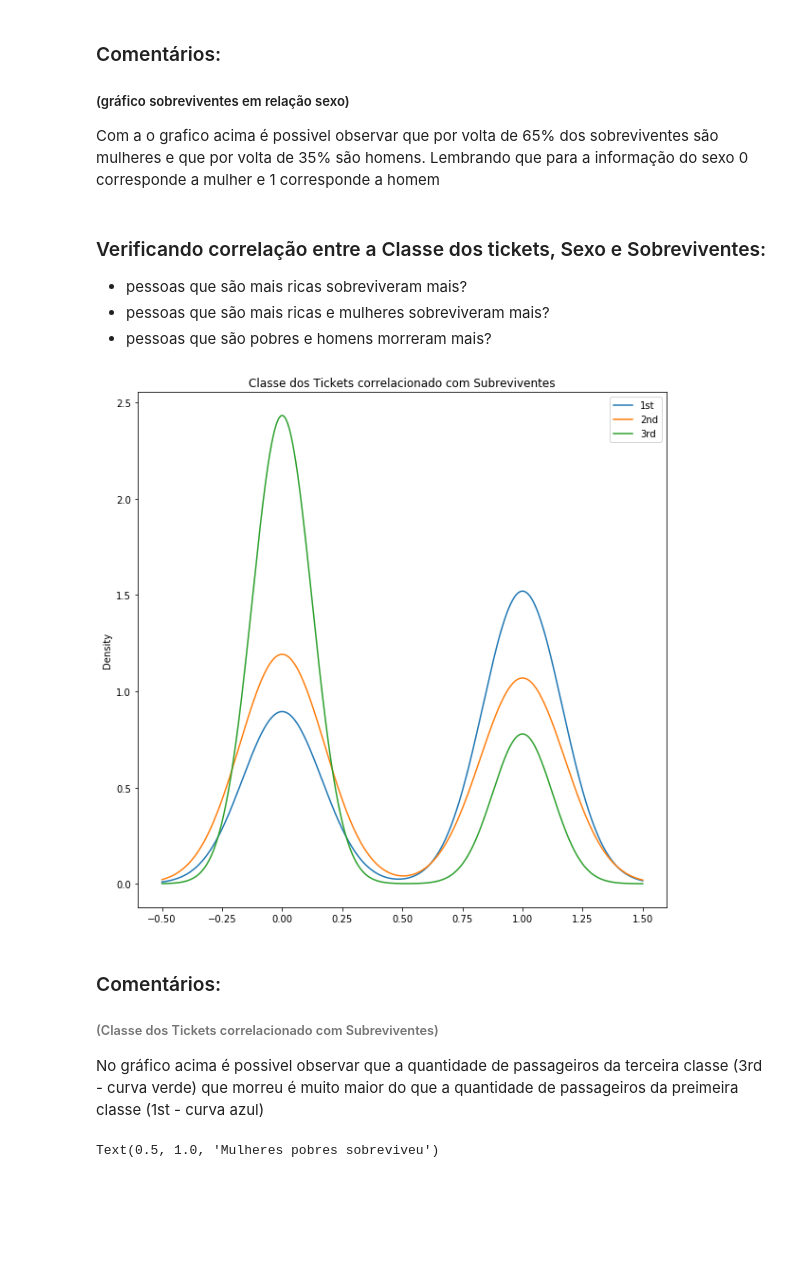
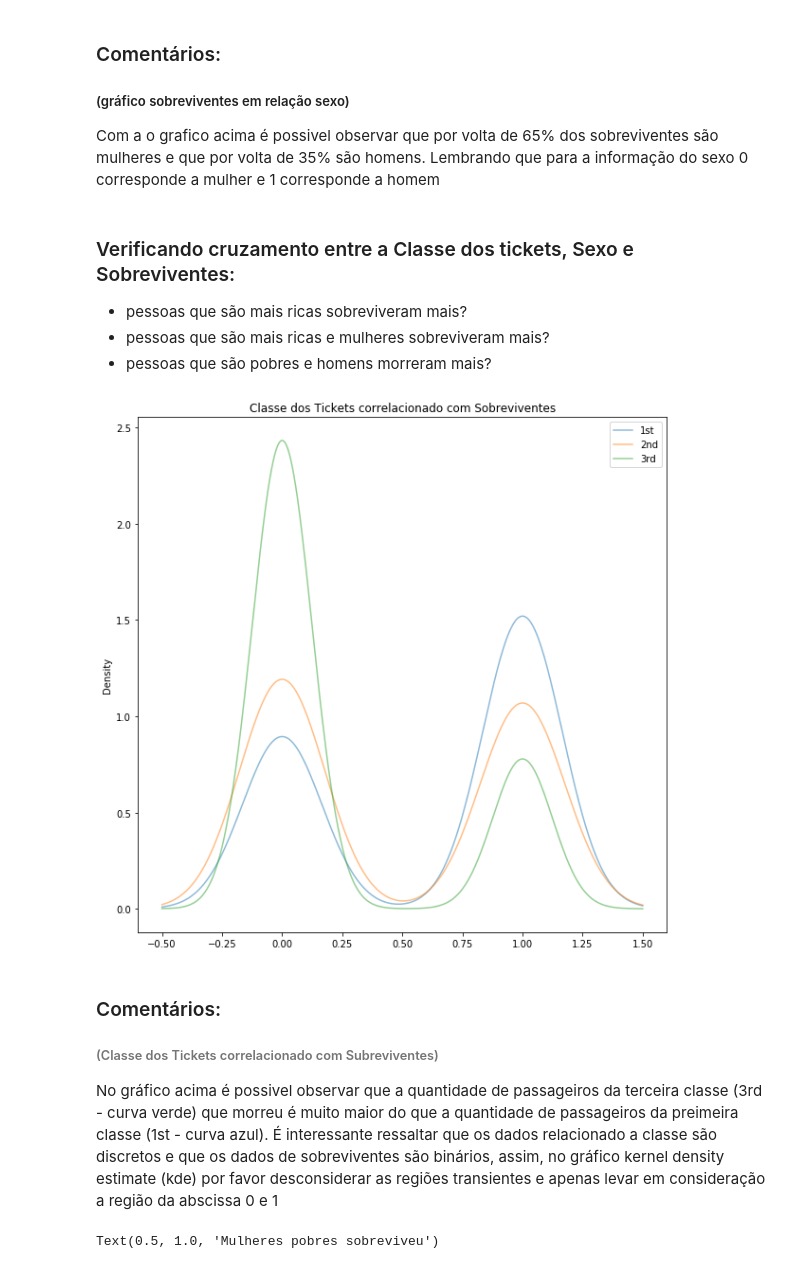
Before and after one commit to pepocasella/Desafio-Titanic, a Jupyter notebook: main.ipynb, the cells around one changed output. Cells and saved outputs as stored; diff of their text form; code cells hidden in the pictures; blank space fills up the shorter version.

```diff
--- a/main.ipynb
+++ b/main.ipynb
@@ -172,7 +172,7 @@ plt.show()
 
 Com a o grafico acima é possivel observar que por volta de 65% dos sobreviventes são mulheres e que por volta de 35% são homens. Lembrando que para a informação do sexo 0 corresponde a mulher e 1 corresponde a homem
 # %% [markdown]
-### Verificando correlação entre a Classe dos tickets, Sexo e Sobreviventes:
+### Verificando cruzamento entre a Classe dos tickets, Sexo e Sobreviventes:
 
 - pessoas que são mais ricas sobreviveram mais?
 - pessoas que são mais ricas e mulheres sobreviveram mais?
@@ -180,21 +180,21 @@ Com a o grafico acima é possivel observar que por volta de 65% dos sobrevivente
 # %%
 #Correlacionando a Classe dos tickets e Sobreviventes
 
 fig = plt.figure(figsize = (10,10))
 
 for x in [1,2,3]:
-    dados.Survived[dados.Pclass == x].plot(kind = 'kde')
-plt.title("Classe dos Tickets correlacionado com Subreviventes")
+    dados.Survived[dados.Pclass == x].plot(kind = 'kde', alpha = 0.5)
+plt.title("Classe dos Tickets correlacionado com Sobreviventes")
 plt.legend(('1st','2nd','3rd'))
 plt.show()
 # %% [output]
-[figure, old version]
+[figure, new version]
 # %% [markdown]
 ### Comentários:
 
 ###### (Classe dos Tickets correlacionado com Subreviventes)
 
-No gráfico acima é possivel observar que a quantidade de passageiros da terceira classe (3rd - curva verde) que morreu é muito maior do que a quantidade de passageiros da preimeira classe (1st - curva azul)
+No gráfico acima é possivel observar que a quantidade de passageiros da terceira classe (3rd - curva verde) que morreu é muito maior do que a quantidade de passageiros da preimeira classe (1st - curva azul). É interessante ressaltar que os dados relacionado a classe são discretos e que os dados de sobreviventes são binários, assim, no gráfico kernel density estimate (kde) por favor desconsiderar as regiões transientes e apenas levar em consideração a região da abscissa 0 e 1
 # %%
 fig = plt.figure(figsize = (30,15))
 
```
Also changed, not shown: parts of 6 cells of this notebook.
